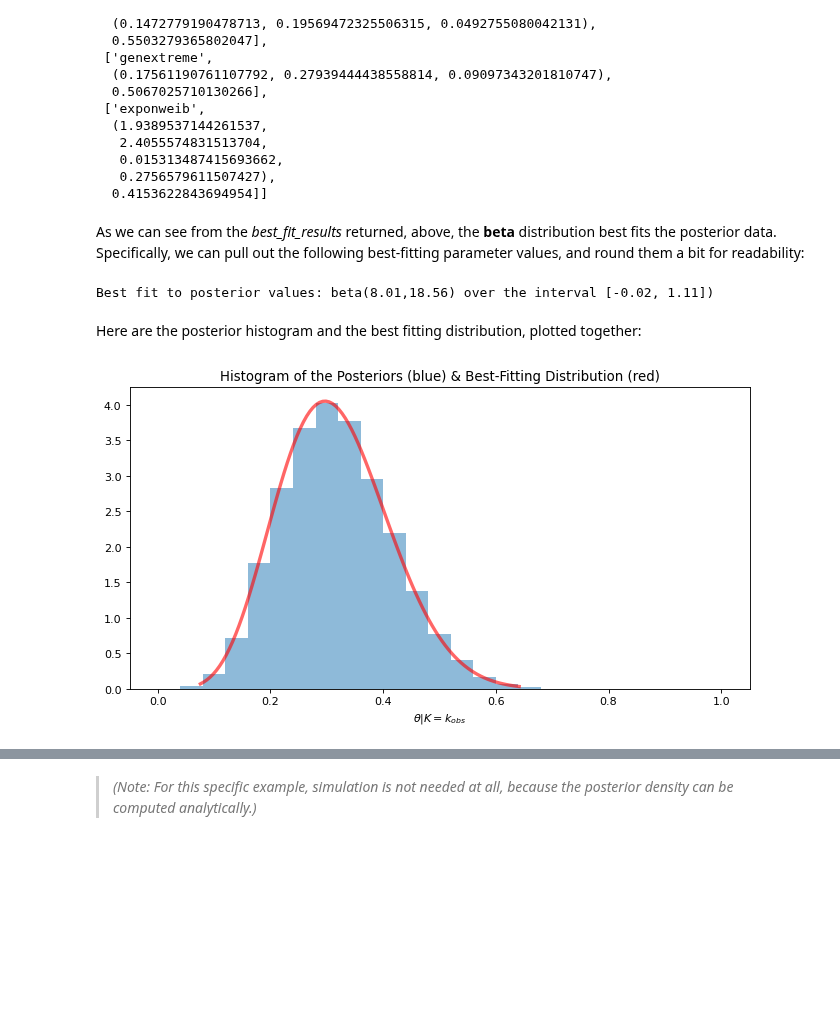
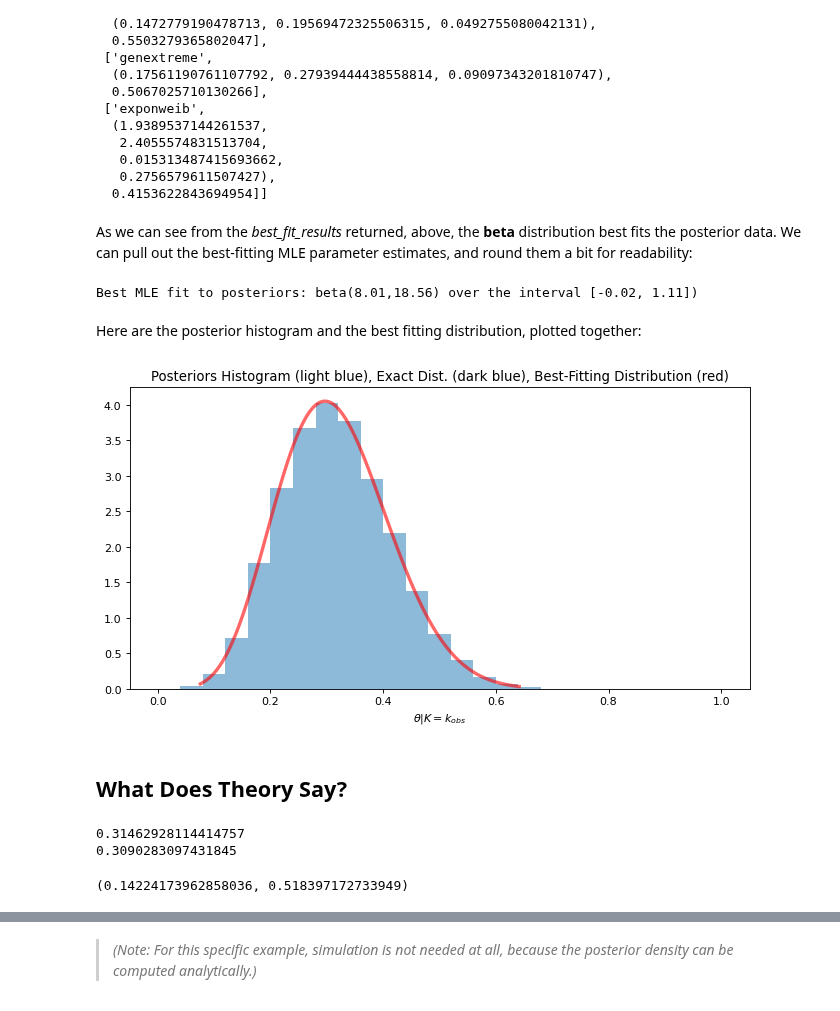
Before and after one commit to alreich/ipython-notebooks, a Jupyter notebook: Bayesian_Data_Analysis.ipynb, the cells around one changed output, grey strips where cells are left out. Saved outputs shown, nothing was run; the diff lists cells and outputs as text; code cells hidden in the pictures; blank space fills up the shorter version.

```diff
--- a/Bayesian_Data_Analysis.ipynb
+++ b/Bayesian_Data_Analysis.ipynb
@@ -199,27 +201,29 @@ best_fit_results
    0.2756579611507427),
   0.4153622843694954]]
 # %% [markdown]
-As we can see from the <i>best_fit_results</i> returned, above, the <b>beta</b> distribution best fits the posterior data.  Specifically, we can pull out the following best-fitting parameter values, and round them a bit for readability:
+As we can see from the <i>best_fit_results</i> returned, above, the <b>beta</b> distribution best fits the posterior data.  We can pull out the best-fitting MLE parameter estimates, and round them a bit for readability:
 # %%
 best_index = 0
 best_name = best_fit_results[best_index][0]
 best_mle = best_fit_results[best_index][1]
 best_mle = tuple(map(lambda x: round(x,2), best_mle))
 best_shape_a, best_shape_b, best_location, best_scale = best_mle
-print(f"Best fit to posterior values: {best_name}({best_shape_a},{best_shape_b}) over the interval [{best_location}, {best_scale}])")
+print(f"Best MLE fit to posteriors: {best_name}({best_shape_a},{best_shape_b}) over the interval [{best_location}, {best_scale}])")
 # %% [output]
-Best fit to posterior values: beta(8.01,18.56) over the interval [-0.02, 1.11])
+Best MLE fit to posteriors: beta(8.01,18.56) over the interval [-0.02, 1.11])
 # %% [markdown]
 Here are the posterior histogram and the best fitting distribution, plotted together:
 # %%
 from scipy.stats import beta
 import numpy as np
 
 x = np.linspace(beta.ppf(0.001, *best_mle), beta.ppf(0.999, *best_mle), 100)
 fig=plt.figure(figsize=(10, 5), dpi= 80, facecolor='w', edgecolor='k')
 plt.xlabel(r"$\theta | K = k_{obs}$")
-plt.title(f"Histogram of the Posteriors (blue) & Best-Fitting Distribution (red)")
+plt.title(f"Posteriors Histogram (light blue), Exact Dist. (dark blue), Best-Fitting Distribution (red)")
 plt.plot(x, beta.pdf(x, *best_mle), 'r-', lw=3, alpha=0.6, label=best_name)
 _ = plt.hist(posteriors, bins=hbins, density=True, range=[0.0, 1.0], alpha=0.5)
 # %% [output]
-[figure, old version]
+[figure, new version]
+# %% [markdown]
+## What Does Theory Say?
@@ -225,0 +233,10 @@ _ = plt.hist(posteriors, bins=hbins, density=True, range=[0.0, 1.0], alpha=0.5)
+# %%
+print(best_dist.mean())
+print(best_dist.median())
+# %% [output]
+0.31462928114414757
+0.3090283097431845
+# %%
+best_dist.interval(0.95)
+# %% [output]
+(0.14224173962858036, 0.518397172733949)
```
Also changed, not shown: parts of 6 cells of this notebook.
